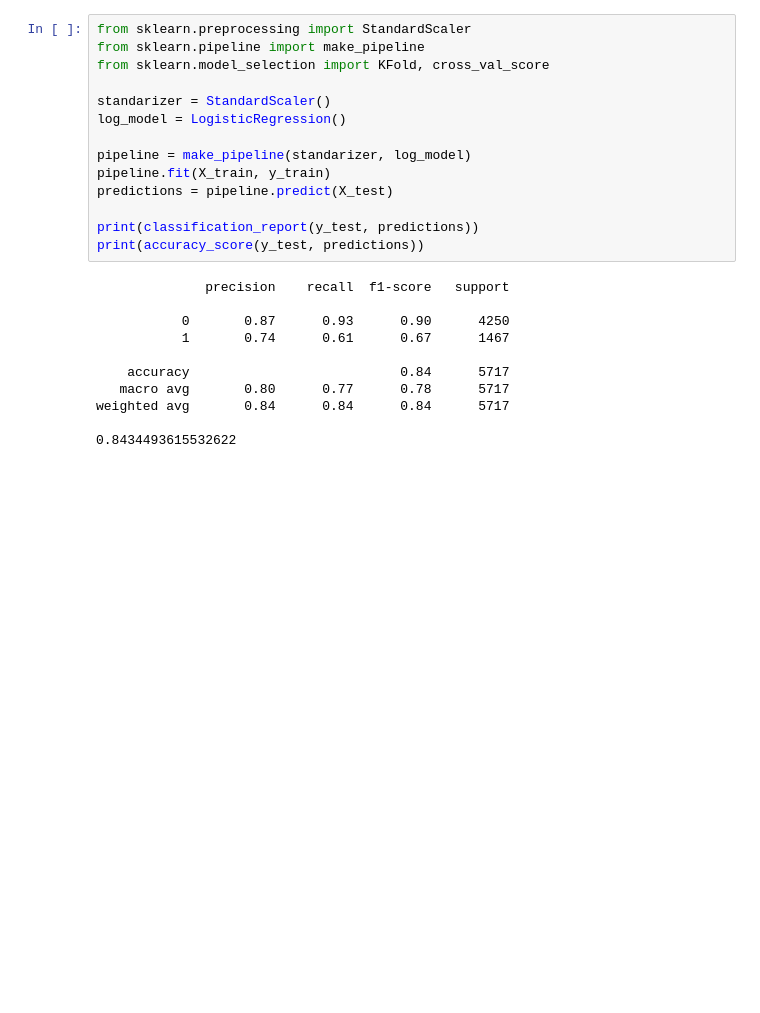
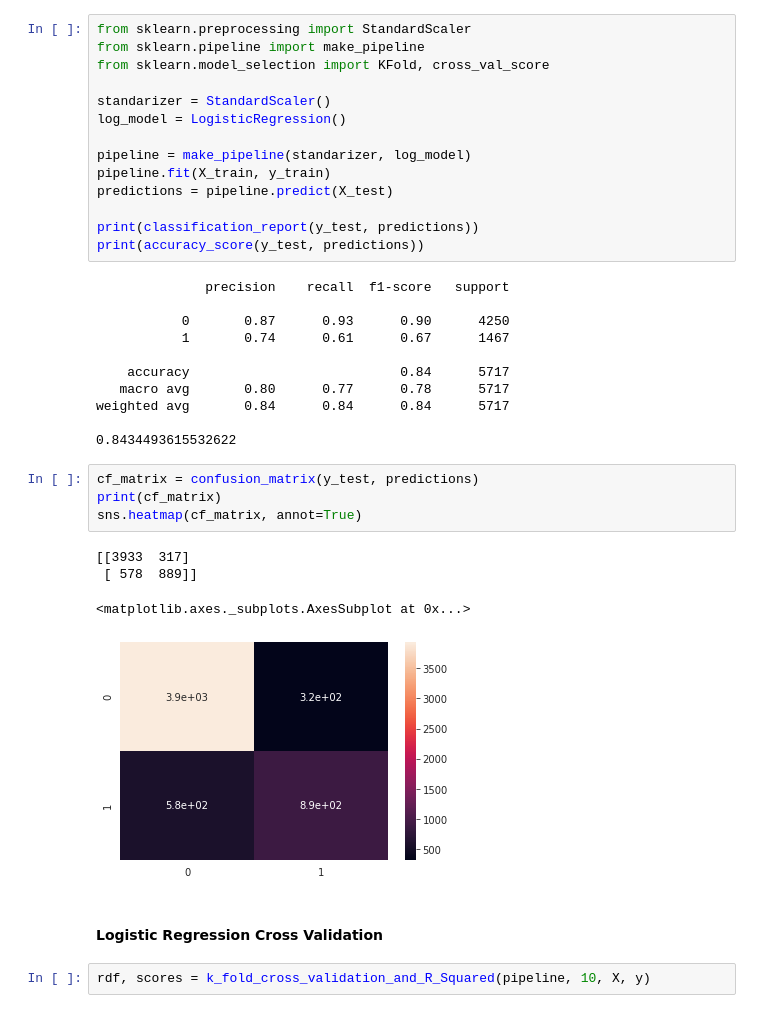
Before and after one commit to Arx1971/Predict-Person-Yearly-Salary, a Jupyter notebook: FinalProject_Spring2020.ipynb, the cells around one changed output. Cells and saved outputs as stored; diff of their text form; blank space fills up the shorter version.

```diff
--- a/FinalProject_Spring2020.ipynb
+++ b/FinalProject_Spring2020.ipynb
@@ -301,3 +327,16 @@ print(accuracy_score(y_test, predictions))
 weighted avg       0.84      0.84      0.84      5717
 
 0.8434493615532622
+# %%
+cf_matrix = confusion_matrix(y_test, predictions)
+print(cf_matrix)
+sns.heatmap(cf_matrix, annot=True)
+# %% [output]
+[[3933  317]
+ [ 578  889]]
+<matplotlib.axes._subplots.AxesSubplot at 0x...>
+[figure, added]
+# %% [markdown]
+#### Logistic Regression Cross Validation
+# %%
+rdf, scores = k_fold_cross_validation_and_R_Squared(pipeline, 10, X, y)
```
Also changed, not shown: parts of 3 cells of this notebook.
